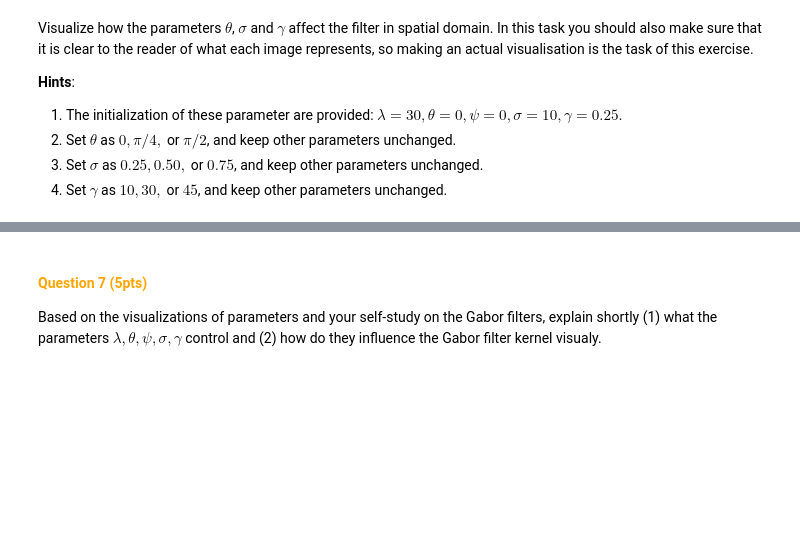
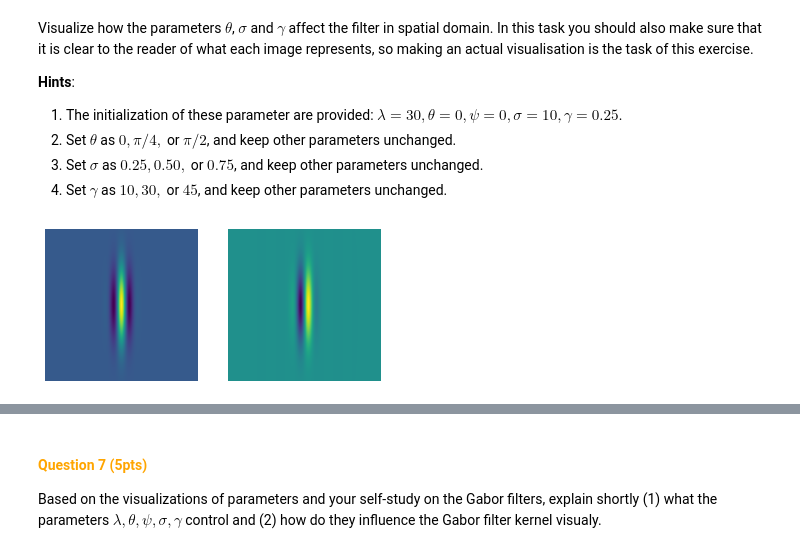
Before and after one commit to krijnD/CV_labs, a Jupyter notebook: Lab2/CV1_Lab2.ipynb, the cells around one changed output, grey strips where cells are left out. Cells and saved outputs as stored; diff of their text form; code cells hidden in the pictures; blank space fills up the shorter version.

```diff
--- a/Lab2/CV1_Lab2.ipynb
+++ b/Lab2/CV1_Lab2.ipynb
@@ -513,0 +547,11 @@ Visualize how the parameters $\theta$, $\sigma$ and $\gamma$ affect the filter i
+# %%
+# HELPER FUNCTIONS (if needed)
+sigma = 10
+theta = 0
+lamda = 30
+psi = 0
+gamma = 0.25
+
+myGabor = createGabor(sigma, theta, lamda, psi, gamma)
+# %% [output]
+[figure, added]
```
Also changed, not shown: parts of 18 cells of this notebook.
